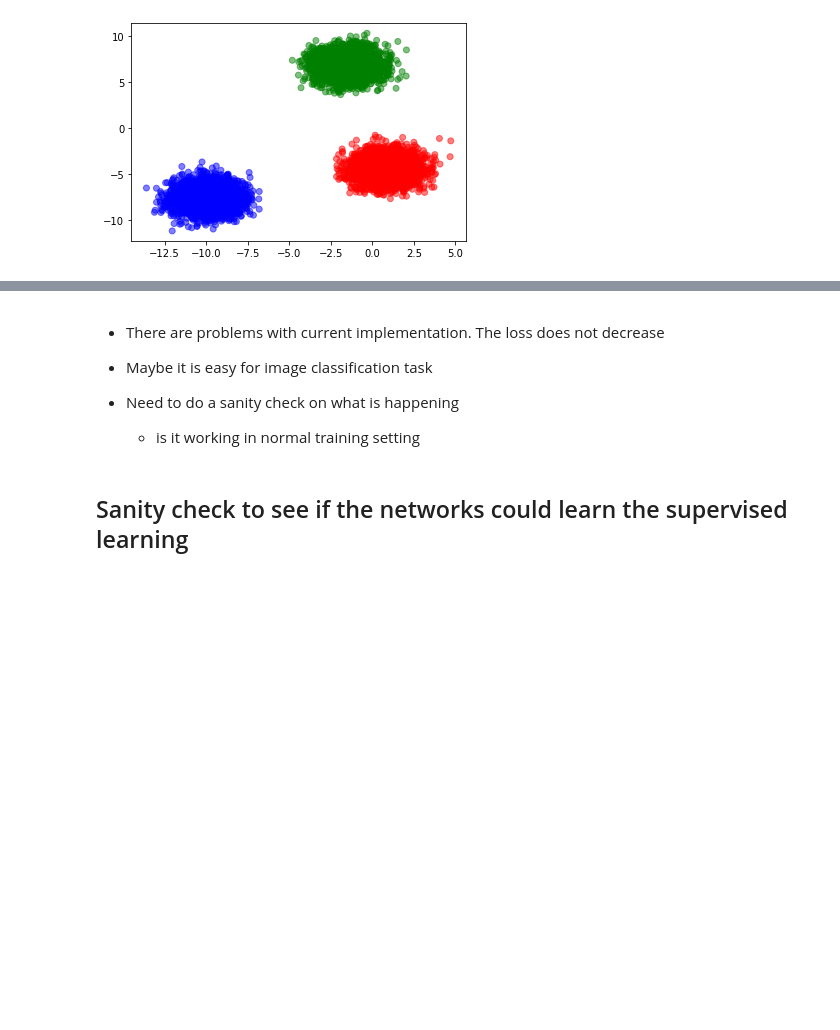
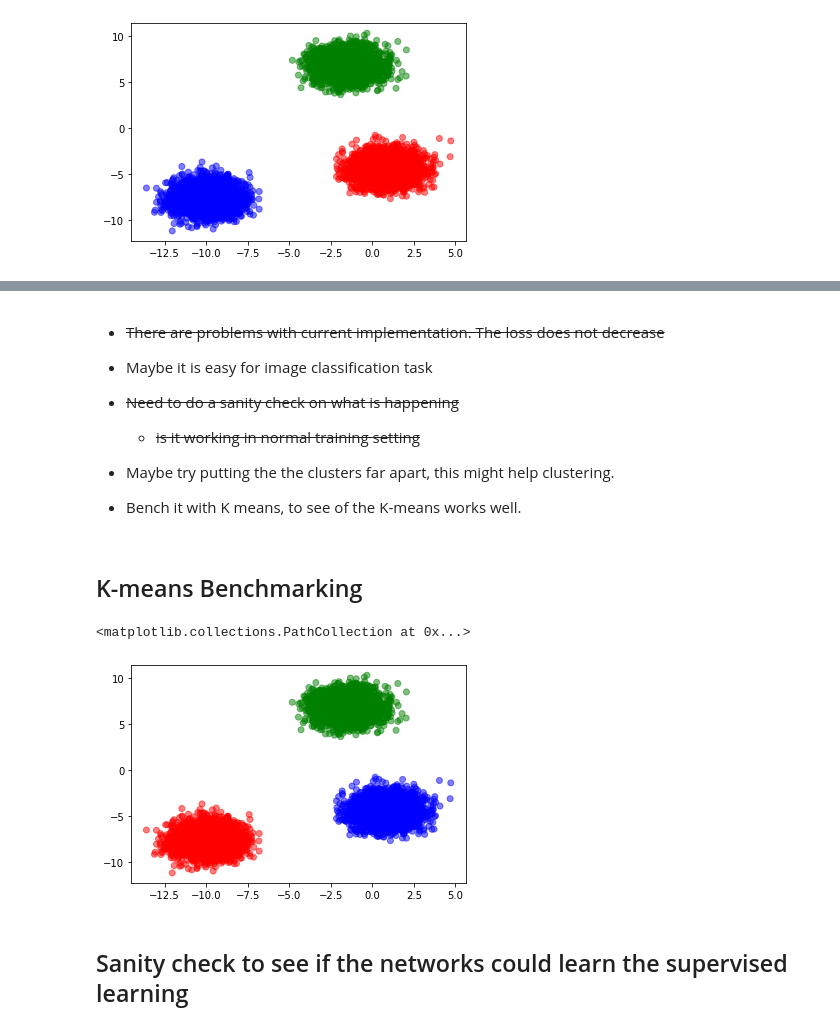
Before and after one commit to abhsri/AdvanceDL_Poject_Group9, a Jupyter notebook: Basic_Implementation_DL_project.ipynb, the cells around one changed output, grey strips where cells are left out. Saved outputs shown, nothing was run; the diff lists cells and outputs as text; code cells hidden in the pictures; blank space fills up the shorter version.

Commit message:
Added a baseline of K-means

```diff
--- a/Basic_Implementation_DL_project.ipynb
+++ b/Basic_Implementation_DL_project.ipynb
@@ -227,6 +219,6 @@ run_model(data, hyper_params, test_data=data)
 # %%
 hyper_params = OmegaConf.create({
-    'epochs': 500,
+    'epochs': 200,
     'batch_size': 512,
     'lr': 0.0001,
     'model': {
@@ -252,9 +244,35 @@ run_model(data, hyper_params, test_data=data)
+# %%
+hyper_params = OmegaConf.create({
+    'epochs': 200,
+    'batch_size': 512,
+    'lr': 0.0001,
+    'model': {
+        'n_layers': 3,
+        'hidden_dim': 10,
+    },
+})
+run_model(data, hyper_params, test_data=data)
 # %% [markdown]
-- There are problems with current implementation. The loss does not decrease
+- ~~There are problems with current implementation. The loss does not decrease~~
 - Maybe it is easy for image classification task
 
-- Need to do a sanity check on what is happening
-  - is it working in normal training setting
+- ~~Need to do a sanity check on what is happening~~
+  - ~~is it working in normal training setting~~
+
+- Maybe try putting the the clusters far apart, this might help clustering.
+- Bench it with K means, to see of the K-means works well.
+# %% [markdown]
+## K-means Benchmarking
+# %%
+# using the same data to see if the K-means could cluster
+from sklearn.cluster import KMeans
+kmeans = KMeans(n_clusters=3, random_state=0).fit(data[0])
+lab = kmeans.labels_
+# %%
+plt.scatter(x[:,0],x[:,1], c=colormap[lab], alpha=0.5)
+# %% [output]
+<matplotlib.collections.PathCollection at 0x...>
+[figure, added]
 # %% [markdown]
 ## Sanity check to see if the networks could learn the supervised learning
 # %%
```
Also changed, not shown: parts of 5 cells of this notebook.
